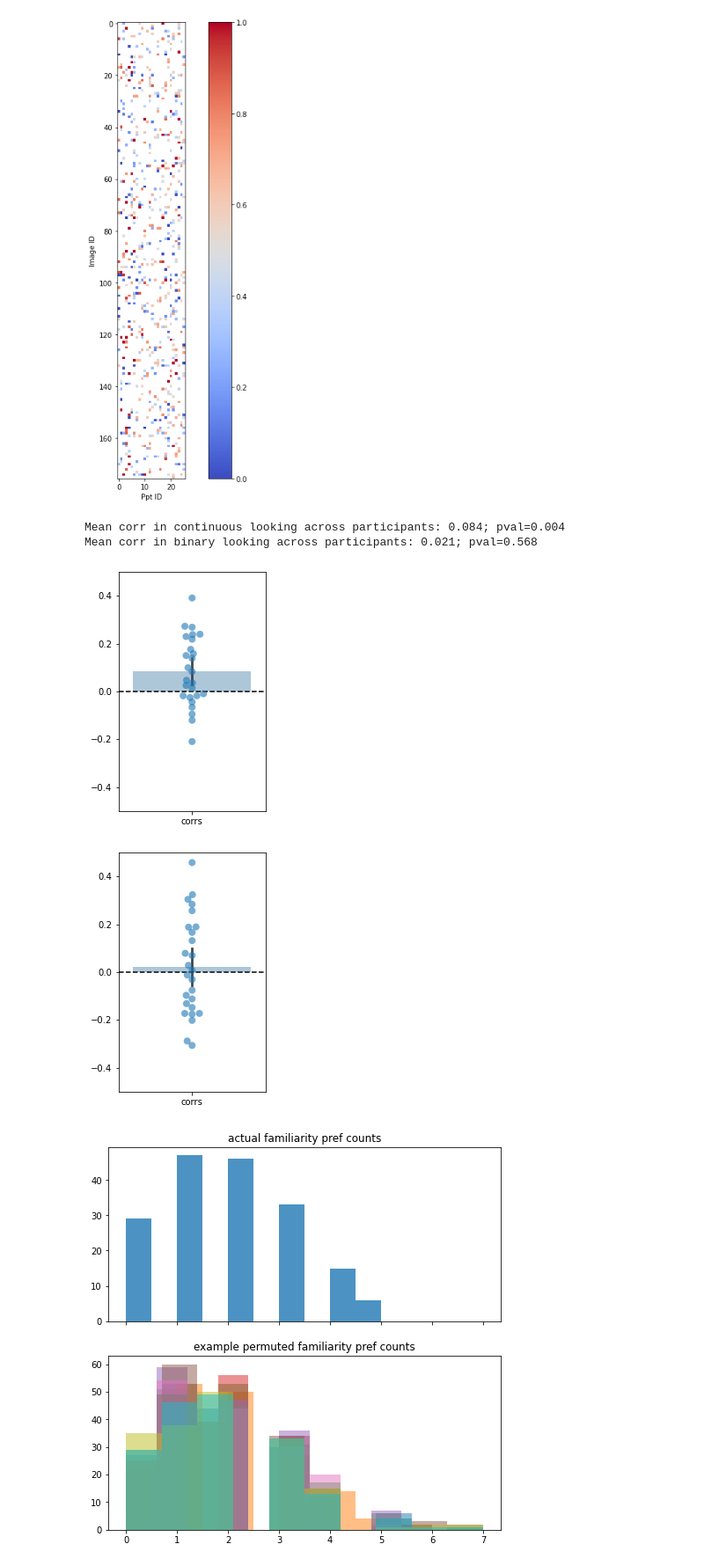
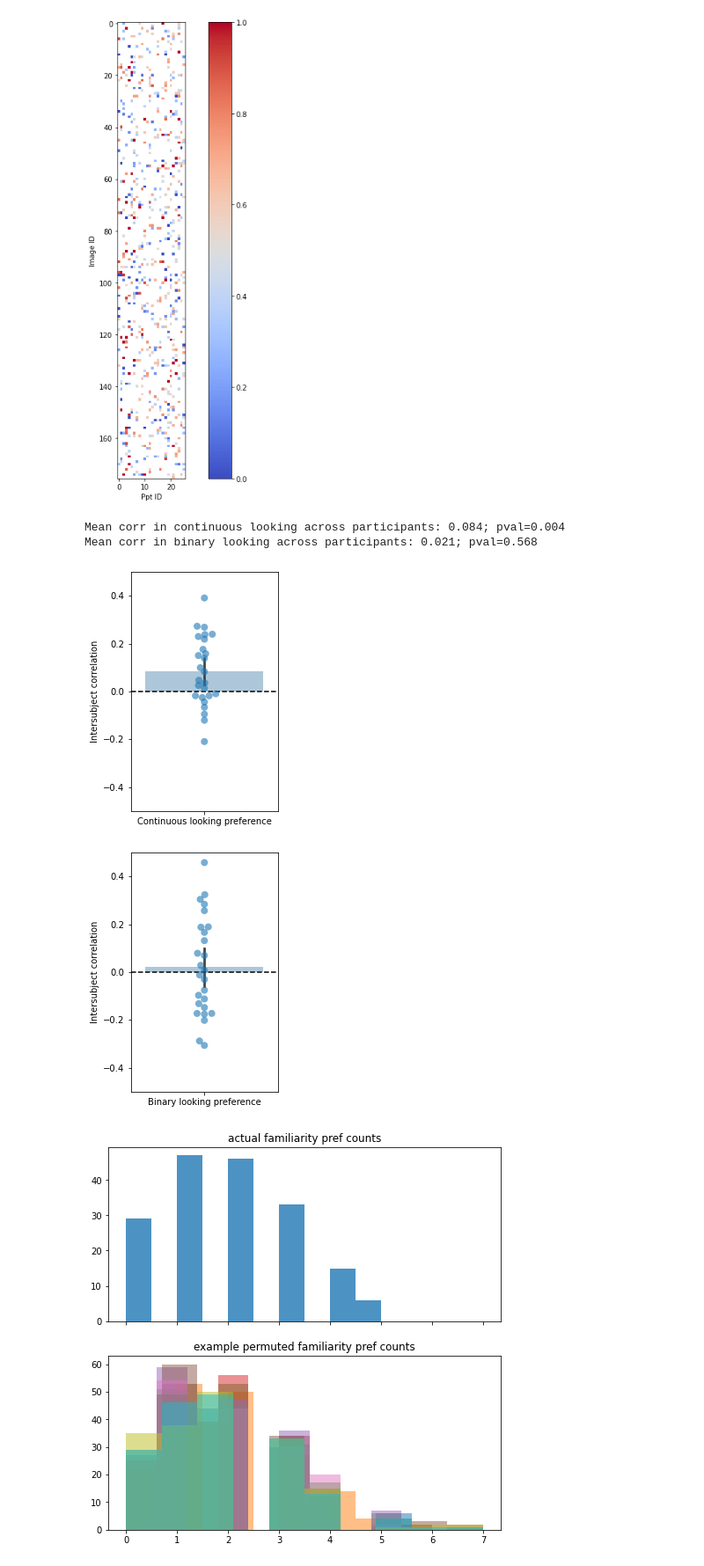
Before and after one commit to ntblab/infant_neuropipe, a Jupyter notebook: scripts/SubMem_Categories/SubMem_Categories.ipynb, the cells around one changed output. Shown at 88% size. Saved outputs shown, nothing was run; the diff lists cells and outputs as text; code cells hidden in the pictures.

```diff
--- a/scripts/SubMem_Categories/SubMem_Categories.ipynb
+++ b/scripts/SubMem_Categories/SubMem_Categories.ipynb
@@ -799,8 +824,8 @@ for key in temp_keys:
     saliency_cat_shuffle.update({key: saliency_cat[key]})
 # %%
 ## Now let's save the proportion looking values for each item that was seen
-saliency_matrix=np.zeros((len(temp_keys),26))*np.nan
-saliency_matrix_bin=np.zeros((len(temp_keys),26))*np.nan
+saliency_matrix=np.zeros((len(temp_keys),len(df)))*np.nan # preset as NaNs
+saliency_matrix_bin=np.zeros((len(temp_keys),len(df)))*np.nan # preset as NaNs
 
 # for each item
 for k, key in enumerate(saliency_mat_shuffle.keys()):
@@ -825,6 +850,7 @@ fig.savefig(save_plot_dir+'item_effects_matrix.svg')
 [figure]
 # %%
 ## Let's now characterize similarity across participants by correlating looking preferences
+# a single participant is held-out and we are correlating the average looking preference of all other infants with held-out infant
 
 # preset
 loo_isc_corrs_cont = np.zeros((saliency_matrix.shape[1]))*np.nan
@@ -833,7 +859,7 @@ loo_isc_corrs_bin = np.zeros((saliency_matrix_bin.shape[1]))*np.nan
 # cycle through participants
 for ppt1 in range(saliency_matrix.shape[1]):
 
-    ## continuous version
+    ## continuous version of the analysis
     vals1 = saliency_matrix[:,ppt1] # get participant looking
     vals2 = np.nanmean(np.delete(saliency_matrix,ppt1,axis=1),axis=1) # get the average looking for all but this participant
 
@@ -844,7 +870,7 @@ for ppt1 in range(saliency_matrix.shape[1]):
     rval = stats.pearsonr(vals1[items_shared],vals2[items_shared])[0]
     loo_isc_corrs_cont[ppt1]=rval
 
-    ## binary version
+    ## binary version of the analyses
     vals1 = saliency_matrix_bin[:,ppt1] # get participant looking
     vals2 = np.nanmean(np.delete(saliency_matrix_bin,ppt1,axis=1),axis=1) # get the average looking for all but this participant
 
@@ -858,35 +884,41 @@ for ppt1 in range(saliency_matrix.shape[1]):
 # Now plot the results
 ## continuous version
 fig =plt.figure(figsize=(3,5))
 corr_df = pd.DataFrame({'corrs':loo_isc_corrs_cont})
 sns.swarmplot(data=corr_df,alpha=0.6,size=8)
 sns.barplot(data=corr_df,alpha=0.4)
 plt.axhline(0,linestyle='dashed',color='black')
 plt.ylim(-0.5,0.5)
+plt.ylabel('Intersubject correlation')
+plt.xticks([0],['Continuous looking preference'])
 
+# report the stats and save the figure
 np.random.seed(0)
 print('Mean corr in continuous looking across participants: %0.3f; pval=%0.3f' %(np.nanmean(loo_isc_corrs_cont),
                                                                                  bootstrap_mean(loo_isc_corrs_cont)[0]))
 fig.savefig(save_plot_dir+'loo_isc_behavior_cont.svg')
 
 
 ## binary version
 fig =plt.figure(figsize=(3,5))
 corr_df = pd.DataFrame({'corrs':loo_isc_corrs_bin})
 sns.swarmplot(data=corr_df,alpha=0.6,size=8)
 sns.barplot(data=corr_df,alpha=0.4)
 plt.ylim(-0.5,0.5)
 plt.axhline(0,linestyle='dashed',color='black')
+plt.ylabel('Intersubject correlation')
+plt.xticks([0],['Binary looking preference'])
 
+# report the stats and save the figure
 np.random.seed(0)
 print('Mean corr in binary looking across participants: %0.3f; pval=%0.3f' %(np.nanmean(loo_isc_corrs_bin),
                                                                                  bootstrap_mean(loo_isc_corrs_bin)[0]))
 fig.savefig(save_plot_dir+'loo_isc_behavior_bin.svg')
 # %% [output]
 Mean corr in continuous looking across participants: 0.084; pval=0.004
 Mean corr in binary looking across participants: 0.021; pval=0.568
-[figure, old version]
+[figure, new version]
-[figure, old version]
+[figure, new version]
 # %%
 # A different way of looking at this: how many participants would we expect to look more at a given image by chance?
 np.random.seed(0)
```
Also changed, not shown: parts of 30 cells of this notebook, 2 other files.
